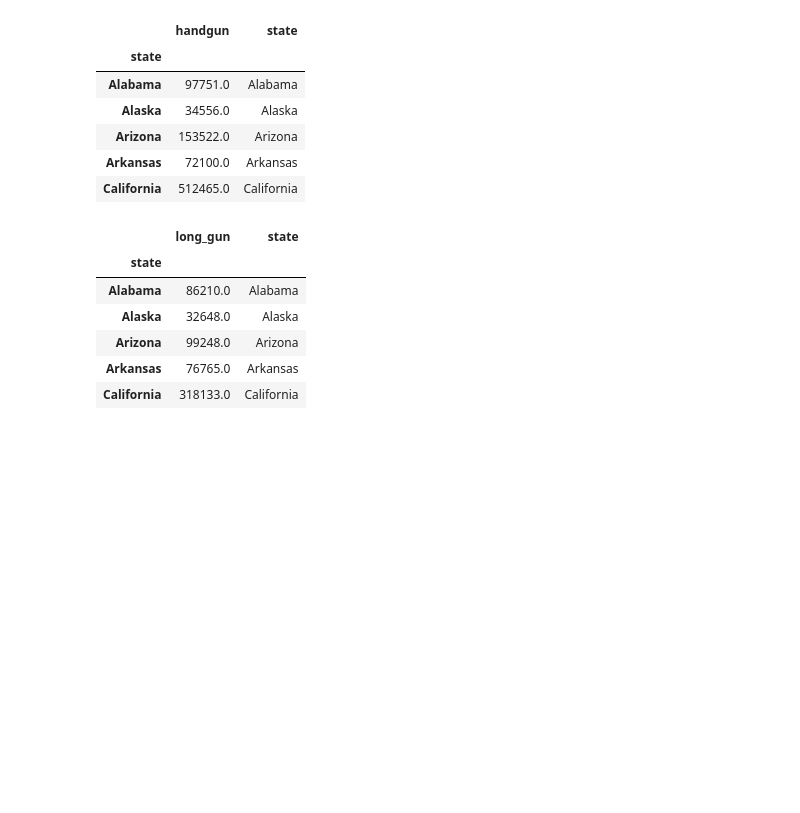
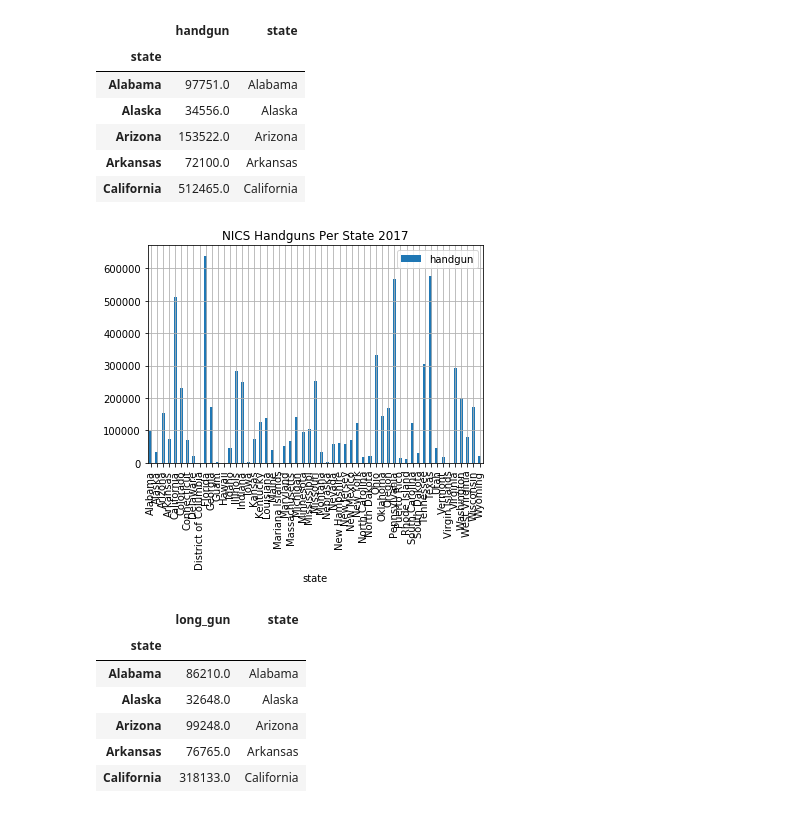
Before and after one commit to vabigdatamover/dream-team, a Jupyter notebook: GraphingFirearms_v1_Gene.ipynb, the cells around one changed output. Cells and saved outputs as stored; diff of their text form; code cells hidden in the pictures; blank space fills up the shorter version.

```diff
--- a/GraphingFirearms_v1_Gene.ipynb
+++ b/GraphingFirearms_v1_Gene.ipynb
@@ -87,6 +87,17 @@ handgun_df.head()
 | Arizona | 153522.0 | Arizona |
 | Arkansas | 72100.0 | Arkansas |
 | California | 512465.0 | California |
+# %%
+ax1 = handgun_df.plot.bar(x='state', y='handgun')
+
+# Adding grid, title, and labels
+plt.grid(True)
+plt.title('NICS Handguns Per State 2017')
+#plt.xlabel('x label text')
+#plt.ylabel('y label text')
+plt.savefig('output/handguns2017.png', bbox_inches="tight")
+# %% [output]
+[figure, added]
 # %%
 #sum longguns by state
 state_longguns_sum = firearms_2017.groupby(['state'])['long_gun'].sum()
```
Also changed, not shown: parts of 6 cells of this notebook, 3 other files.
